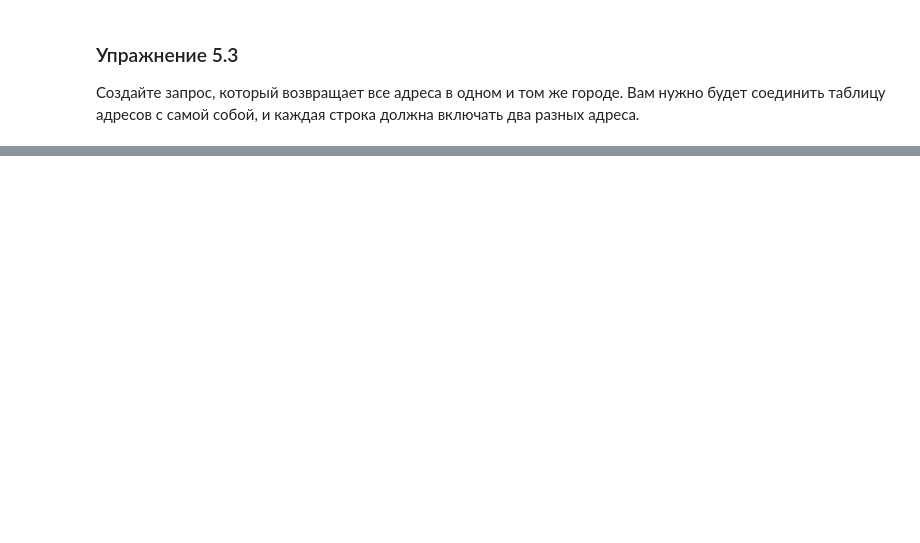
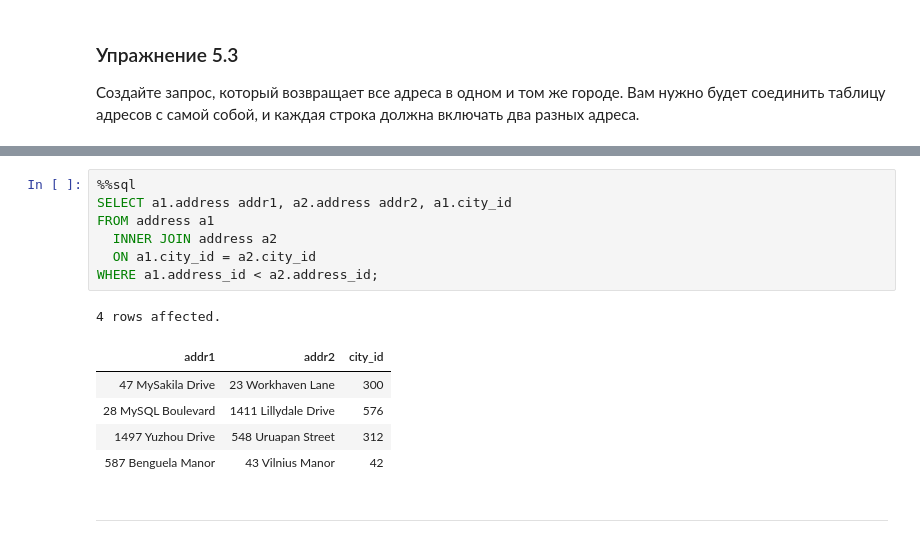
Before and after one commit to magus1968/learning-sql, a Jupyter notebook: docs/chapters/ch05.ipynb, the cells around one changed output, grey strips where cells are left out. Cells and saved outputs as stored; diff of their text form; blank space fills up the shorter version.

```diff
--- a/docs/chapters/ch05.ipynb
+++ b/docs/chapters/ch05.ipynb
@@ -580,0 +666,17 @@ WHERE a.district = 'California';
+# %%
+%%sql
+SELECT a1.address addr1, a2.address addr2, a1.city_id
+FROM address a1
+  INNER JOIN address a2
+  ON a1.city_id = a2.city_id
+WHERE a1.address_id < a2.address_id;
+# %% [output]
+4 rows affected.
+| addr1 | addr2 | city_id |
+| 47 MySakila Drive | 23 Workhaven Lane | 300 |
+| 28 MySQL Boulevard | 1411 Lillydale Drive | 576 |
+| 1497 Yuzhou Drive | 548 Uruapan Street | 312 |
+| 587 Benguela Manor | 43 Vilnius Manor | 42 |
+# %% [markdown]
+
+---
```
Also changed, not shown: parts of 11 cells of this notebook, 1 other file.
